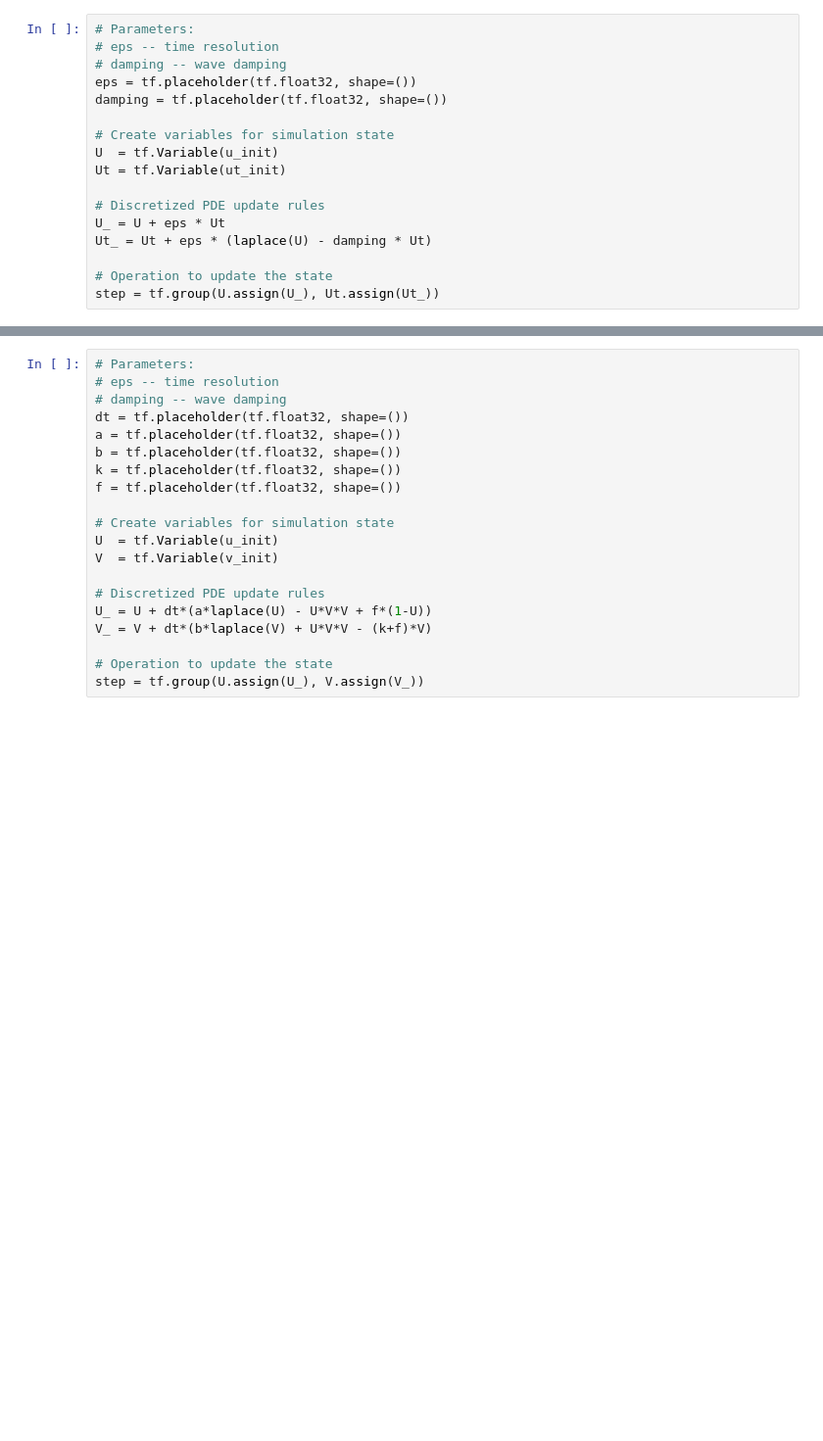
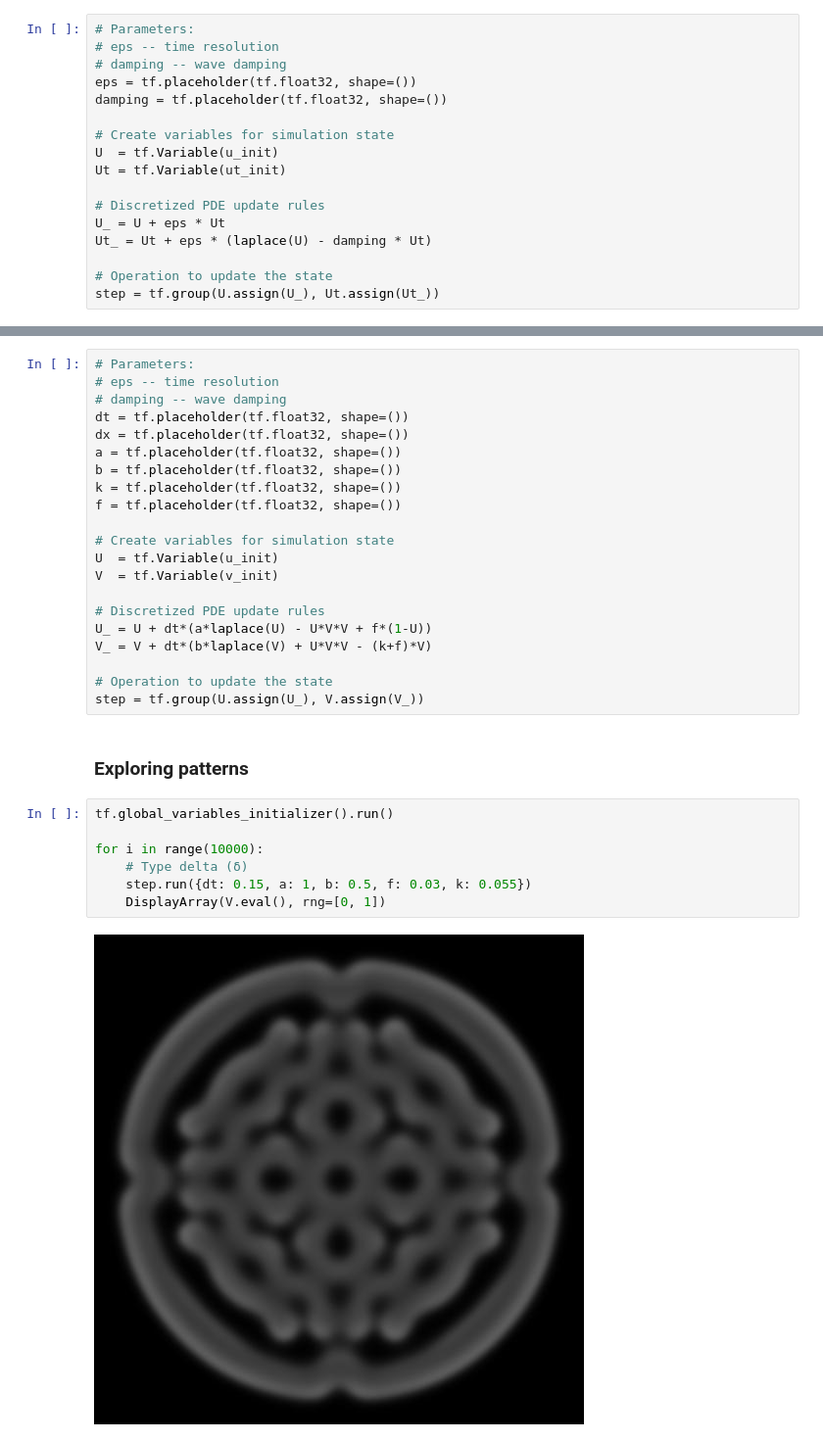
Before and after one commit to andgoldschmidt/ReactionDiffusion, a Jupyter notebook: TF_ReactionDiffusion.ipynb, the cells around one changed output, grey strips where cells are left out. Shown at 98% size. Saved outputs shown, nothing was run; the diff lists cells and outputs as text; blank space fills up the shorter version.

```diff
--- a/TF_ReactionDiffusion.ipynb
+++ b/TF_ReactionDiffusion.ipynb
@@ -121,6 +126,7 @@ DisplayArray(v_init, rng=[-0.1, 0.1])
 # eps -- time resolution
 # damping -- wave damping
 dt = tf.placeholder(tf.float32, shape=())
+dx = tf.placeholder(tf.float32, shape=())
 a = tf.placeholder(tf.float32, shape=())
 b = tf.placeholder(tf.float32, shape=())
 k = tf.placeholder(tf.float32, shape=())
@@ -136,4 +142,15 @@ V_ = V + dt*(b*laplace(V) + U*V*V - (k+f)*V)
 
 # Operation to update the state
 step = tf.group(U.assign(U_), V.assign(V_))
+# %% [markdown]
+### Exploring patterns
+# %%
+tf.global_variables_initializer().run()
+
+for i in range(10000):
+    # Type delta (δ)
+    step.run({dt: 0.15, a: 1, b: 0.5, f: 0.03, k: 0.055})
+    DisplayArray(V.eval(), rng=[0, 1])
+# %% [output]
+[figure, added]
 # %%
```
Also changed, not shown: parts of 32 cells of this notebook.
